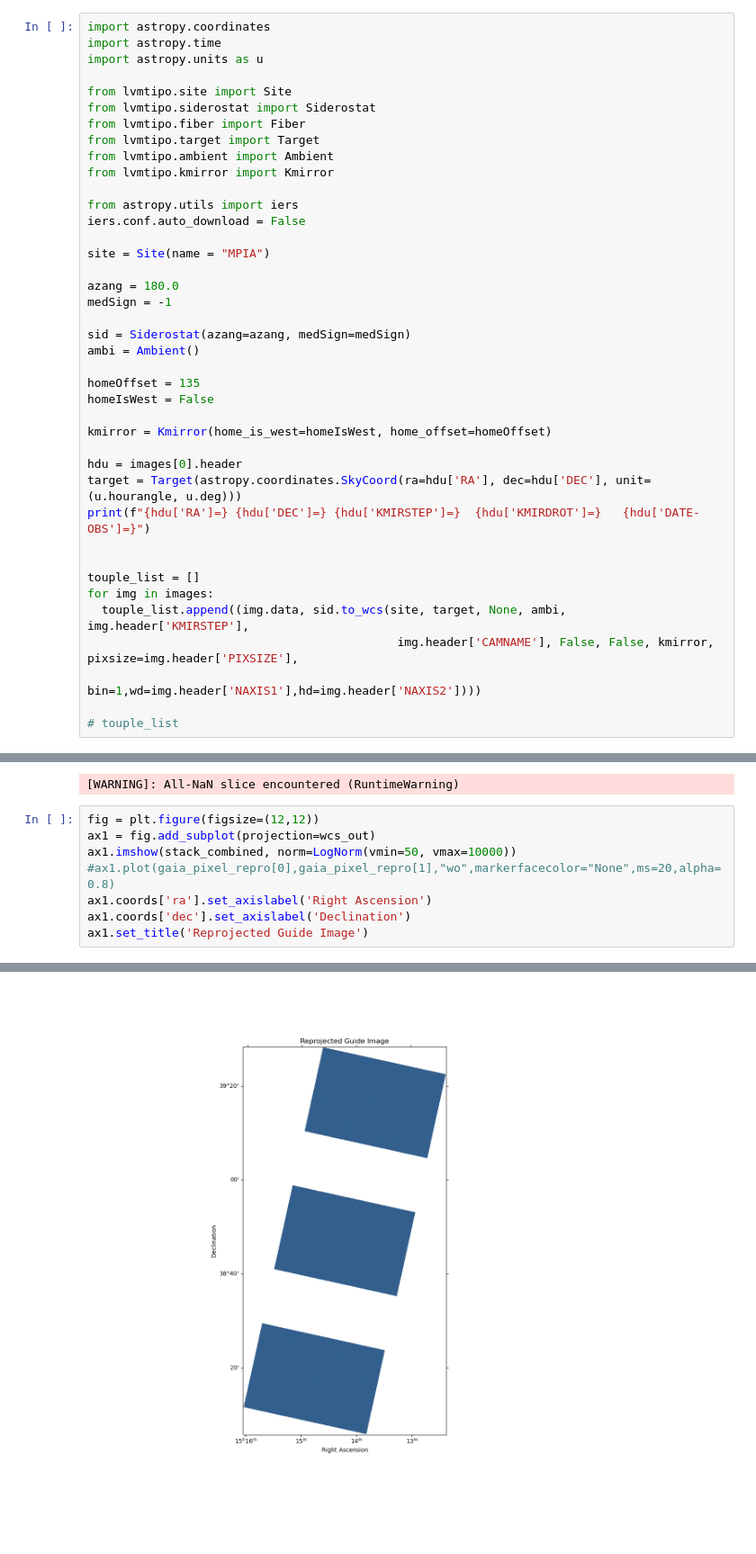
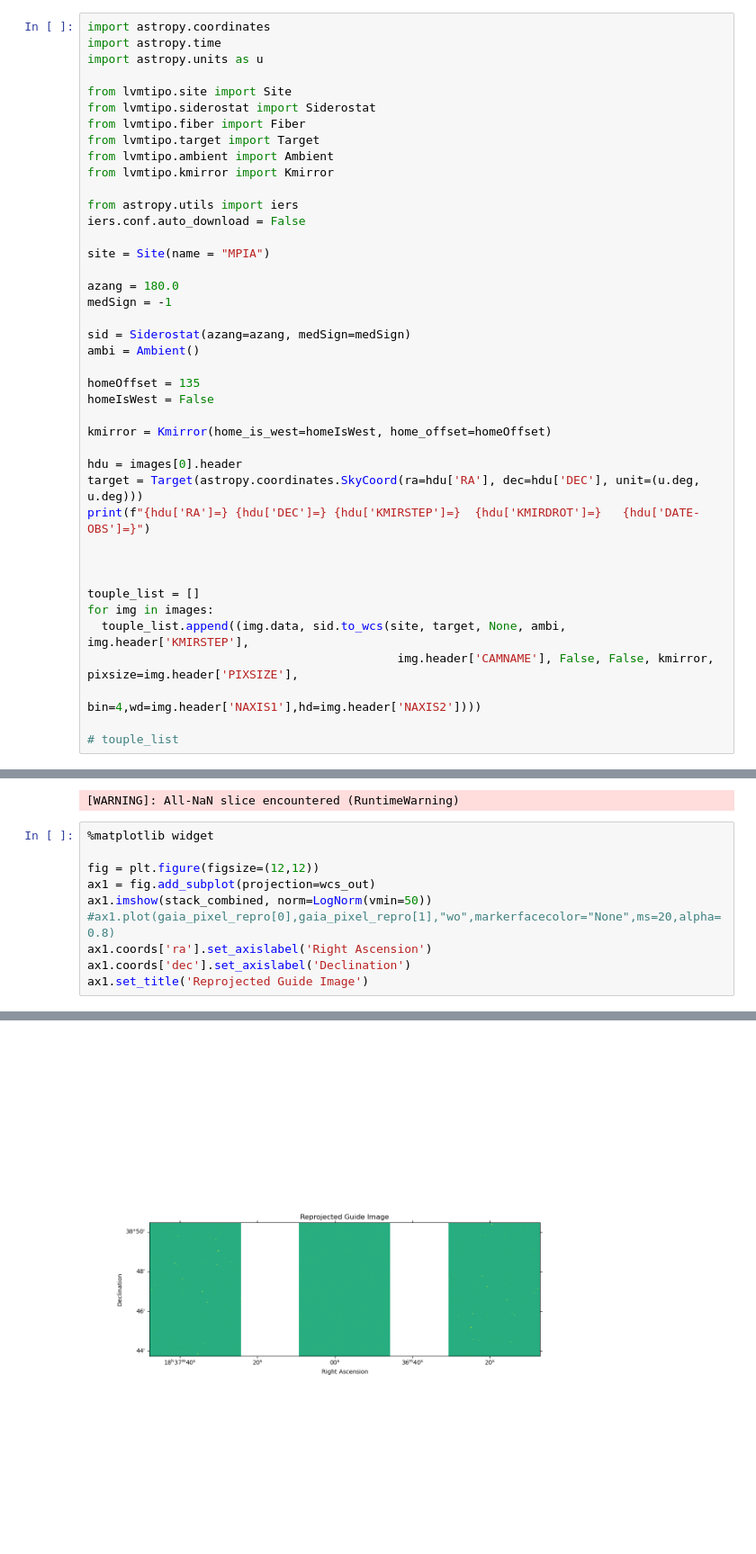
Before and after one commit to sdss/lvmstack, a Jupyter notebook: config/jupyter/lvm_reproject.ipynb, the cells around one changed output, grey strips where cells are left out. Shown at 90% size. Cells and saved outputs as stored; diff of their text form; blank space fills up the shorter version.

```diff
--- a/config/jupyter/lvm_reproject.ipynb
+++ b/config/jupyter/lvm_reproject.ipynb
@@ -75,15 +75,16 @@ homeIsWest = False
 kmirror = Kmirror(home_is_west=homeIsWest, home_offset=homeOffset)
 
 hdu = images[0].header
-target = Target(astropy.coordinates.SkyCoord(ra=hdu['RA'], dec=hdu['DEC'], unit=(u.hourangle, u.deg)))
+target = Target(astropy.coordinates.SkyCoord(ra=hdu['RA'], dec=hdu['DEC'], unit=(u.deg, u.deg)))
 print(f"{hdu['RA']=} {hdu['DEC']=} {hdu['KMIRSTEP']=}  {hdu['KMIRDROT']=}   {hdu['DATE-OBS']=}")
+
 
 
 touple_list = []
 for img in images:
   touple_list.append((img.data, sid.to_wcs(site, target, None, ambi, img.header['KMIRSTEP'],
                                             img.header['CAMNAME'], False, False, kmirror, pixsize=img.header['PIXSIZE'],
-                                            bin=1,wd=img.header['NAXIS1'],hd=img.header['NAXIS2'])))
+                                            bin=4,wd=img.header['NAXIS1'],hd=img.header['NAXIS2'])))
 
 # touple_list
 # %% [output]
@@ -119,13 +120,15 @@ footprints_sum = np.sum(np.array(footprints),axis=0)
 # %% [output]
 [WARNING]: All-NaN slice encountered (RuntimeWarning)
 # %%
+%matplotlib widget
+
 fig = plt.figure(figsize=(12,12))
 ax1 = fig.add_subplot(projection=wcs_out)
-ax1.imshow(stack_combined, norm=LogNorm(vmin=50, vmax=10000))
+ax1.imshow(stack_combined, norm=LogNorm(vmin=50))
 #ax1.plot(gaia_pixel_repro[0],gaia_pixel_repro[1],"wo",markerfacecolor="None",ms=20,alpha=0.8)
 ax1.coords['ra'].set_axislabel('Right Ascension')
 ax1.coords['dec'].set_axislabel('Declination')
 ax1.set_title('Reprojected Guide Image')
 # %% [output]
 Text(0.5, 1.0, 'Reprojected Guide Image')
-[figure, old version]
+[figure, new version]
```
Also changed, not shown: parts of 2 cells of this notebook, 2 other files.
